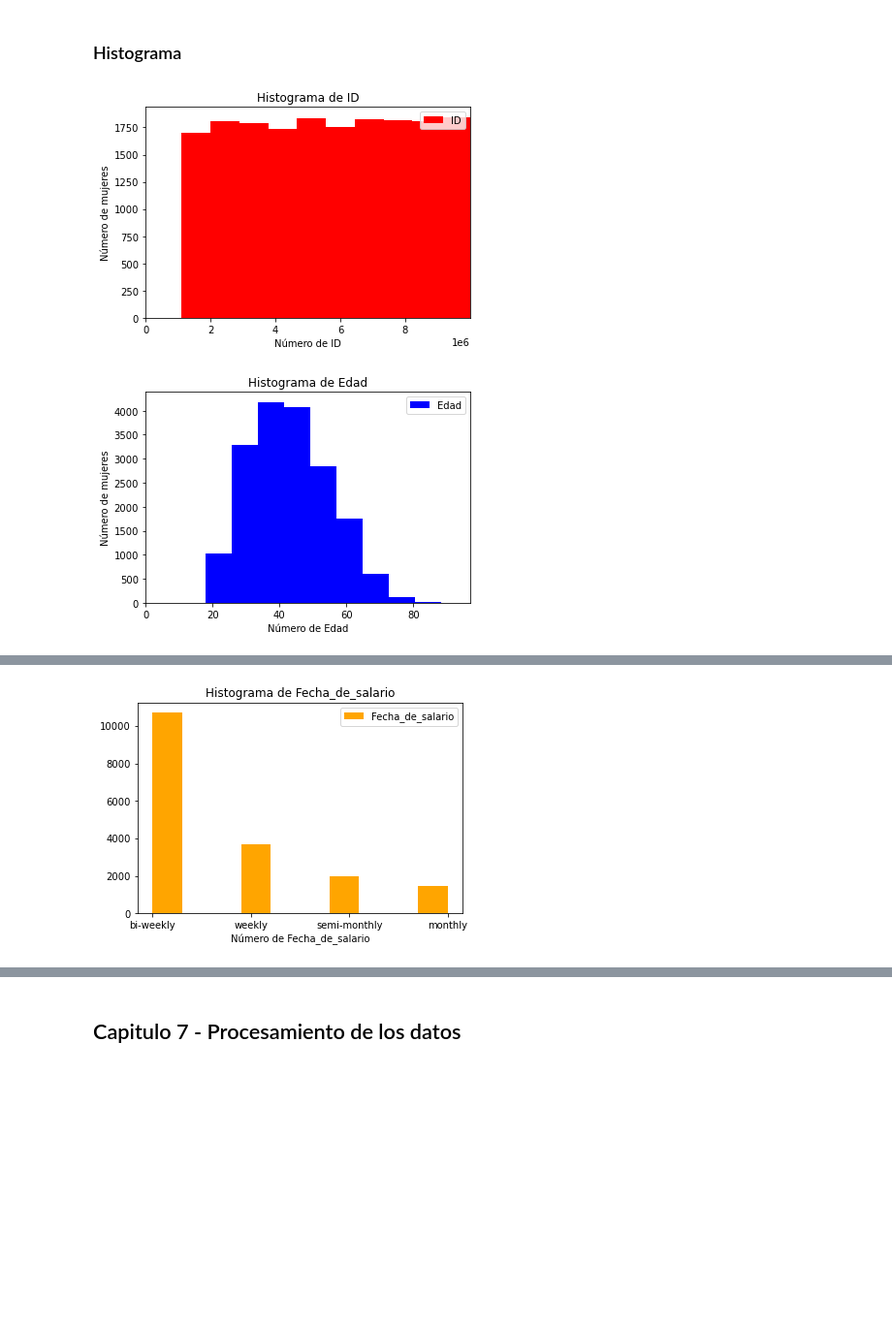
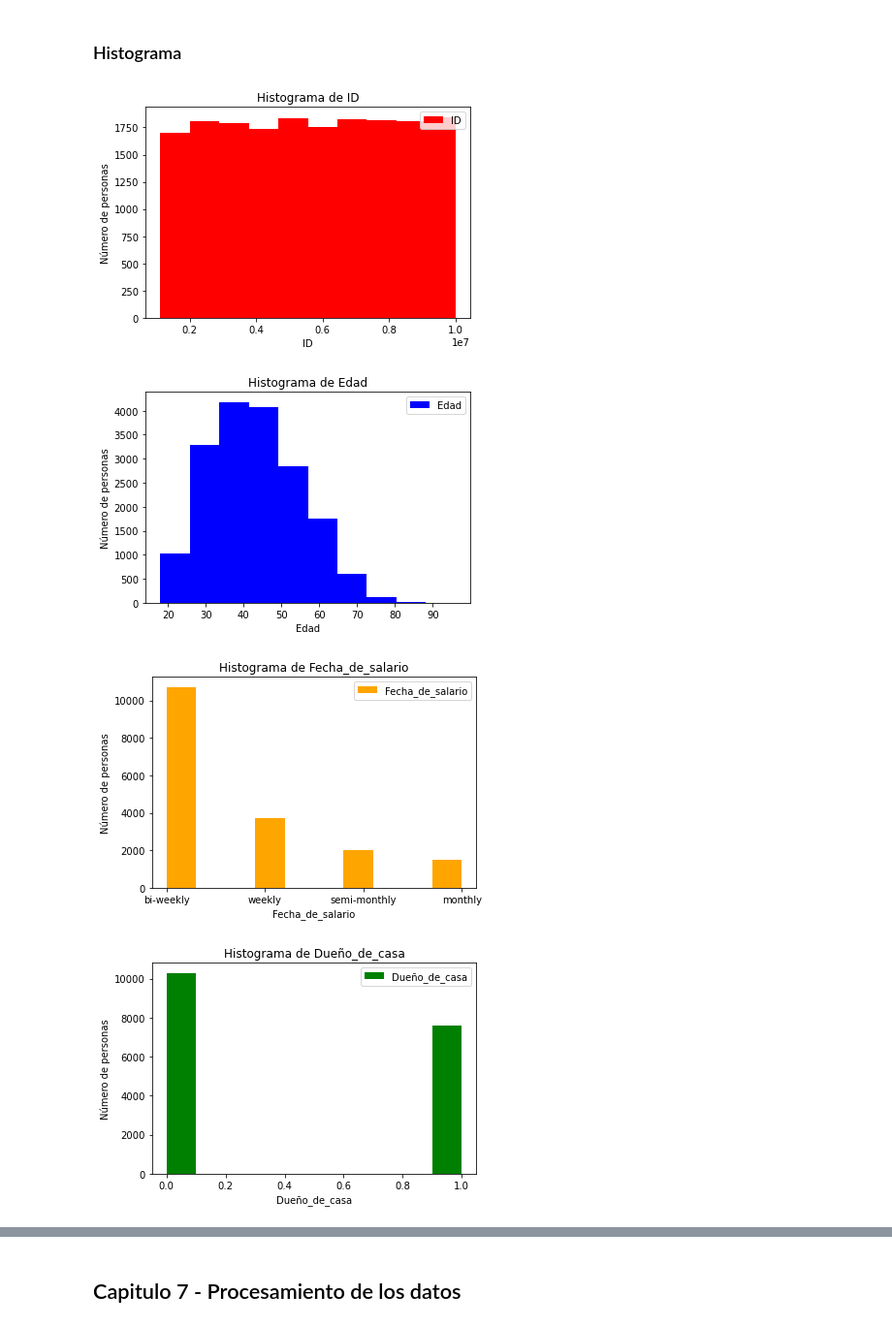
Before and after one commit to ismaelacosta/Proyecto_AID, a Jupyter notebook: examen.ipynb, the cells around one changed output, grey strips where cells are left out. Shown: that part at 97% size. Saved outputs shown, nothing was run; the diff lists cells and outputs as text; code cells hidden in the pictures; blank space fills up the shorter version.

```diff
--- a/examen.ipynb
+++ b/examen.ipynb
@@ -137,19 +137,24 @@ correlacion
 # %% [markdown]
 ### Histograma
 # %%
-colores = ["red", "blue","orange", "green", "purple", "pink", "brown", "yellow", "cyan"]
+colores = ["red", "blue","orange", "green", "purple", "pink", "brown", "yellow", "cyan", "red", "blue","orange", "green", "purple", "pink", "brown", "yellow", "cyan", "red", "blue","orange", "green", "purple", "pink", "brown", "yellow", "cyan"]
+
+
+
 def histograma(data):
     numero_color = df.columns.get_loc(data.name)
     plt.hist(x=data, histtype="stepfilled", color=colores[numero_color], label= data.name, align="mid" )
-    cadena = 'Número de ' + data.name
+    cadena = str(data.name)
     plt.title('Histograma de ' + str(data.name))
     plt.xlabel(cadena)
     plt.legend()
-    plt.xlim(0, (data.max() + 1))
-    plt.ylabel('Número de mujeres')
+    #plt.xlim(0, (data.max() + 1))
+    plt.ylabel('Número de personas')
     plt.show()
 # %%
-df.drop.apply(histograma)
+df.apply(histograma)
 # %% [output]
-[figure, old version]
+[figure, new version]
-[figure, old version]
+[figure, new version]
+[figure, new version]
+[figure, added]
@@ -157 +169,0 @@ TypeError: can only concatenate str (not "int") to str
-[figure, old version]
```
Also changed, not shown: parts of 5 cells of this notebook.
